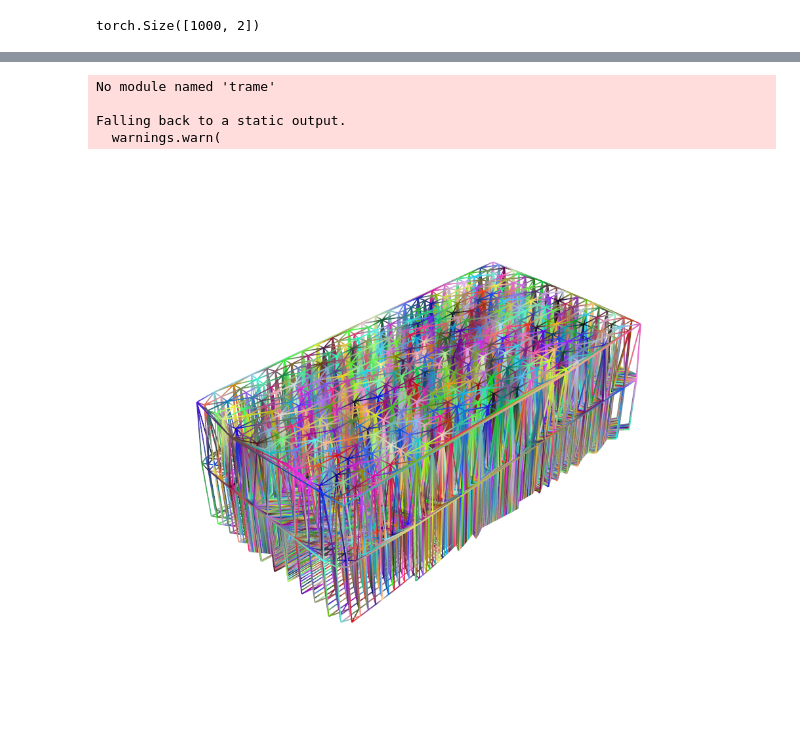
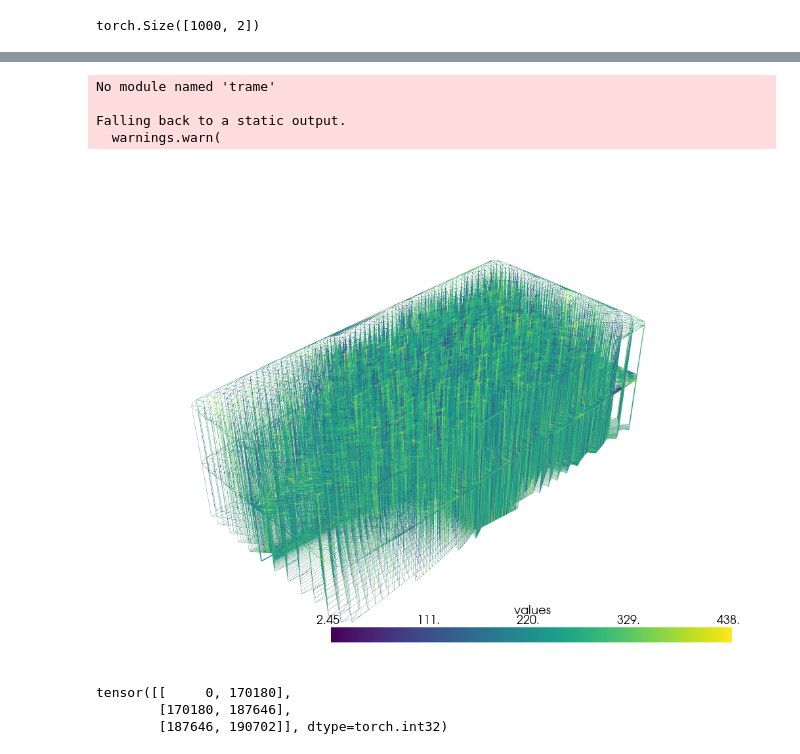
Before and after one commit to DimitriTimoz/cfdml, a Jupyter notebook: models/meshup/meshbased_upsample.ipynb, the cells around one changed output, grey strips where cells are left out. Drawn from its saved outputs; the diff is of its cells as text; code cells hidden in the pictures; blank space fills up the shorter version.

```diff
--- a/models/meshup/meshbased_upsample.ipynb
+++ b/models/meshup/meshbased_upsample.ipynb
@@ -23,7 +24,6 @@ data = transform(data)
 data.pos = pos
 
 data = torch.load('./sampleData.pth')
-
 def plot_graph(data, l=1, plotter=None, node_colors=None):
 
     c = ['r', 'g', 'b', 'm']
@@ -47,10 +47,10 @@ def plot_graph(data, l=1, plotter=None, node_colors=None):
 
 
     # Ajout des couleurs au PolyData
-    mesh.point_data['colors'] = node_colors if node_colors is not None else np.random.randint(0, 255, size=(data.pos.shape[0], 3))
+    mesh.point_data['values'] = node_colors if node_colors is not None else np.random.randint(0, 255, size=(data.pos.shape[0], 3))
 
     # Ajouter le mesh avec les couleurs des nœuds
-    p.add_mesh(mesh, scalars='colors', rgb=True, line_width=2, point_size=10)
+    p.add_mesh(mesh, scalars='values', line_width=0.5, point_size=0.3, render_points_as_spheres=True)
 
     # Si aucun plotter n'a été fourni, on montre la figure
     if plotter is None:
@@ -127,7 +149,6 @@ clusters
 import torch
 from torch_cluster import grid_cluster
 from torch_scatter import scatter
-import matplotlib.pyplot as plt
 
 def generate_coarse_graph(data, r, clusters_per_layer):
     """Generate a coarse graph from a fine graph.
@@ -154,36 +175,39 @@ def generate_coarse_graph(data, r, clusters_per_layer):
 
     out_x = scatter(data.x.t(), new_index, reduce='mean')
 
-
     # Interpolate the other features accordingly to the position
     surf = scatter(data.surf.to(torch.int), new_index, reduce='max')
     connection_edge_index = torch.stack([new_index+data.num_nodes, torch.arange(0, new_index.shape[0], device=new_index.device)], dim=0)
 
     transform = DelaunayTransform()
     data = transform(Data(pos=out_positions.t()[:, :2].to(data.pos.device), x=out_x.t().to(data.pos.device), surf=surf, device=data.pos.device))
-    new_clusters = divide_mesh(data.pos, data.edge_index.T, clusters_per_layer)
+    new_clusters, new_cluster_nodes = divide_mesh(data.pos, data.edge_index.T, clusters_per_layer)
     s = torch.Tensor([c.shape[0] for c in new_clusters])
 
     # Average edges per coarse element in a subgraph
     m = torch.round(((torch.sum(counts)//(2*counts.shape[0]))*6)*(s/torch.sum(s))).int()
-    return data, connection_edge_index, new_clusters, m
+    return data, connection_edge_index, new_clusters, m, new_cluster_nodes
 
-def generate_coarse_graphs(data, R: int, visualize=False):
+def generate_coarse_graphs(data, R: int, K: int, visualize=False):
     data = data.cpu() # Quicker to compute on CPU
     range_ = 7500
-    edge_clusters = divide_mesh(data.pos, data.edge_index.T, 6)
+    edge_clusters, new_cluster_nodes = divide_mesh(data.pos, data.edge_index.T, K)
     data.clusters = edge_clusters
+    data.node_clusters = new_cluster_nodes
     base = data.clone()
     base.R = R
-    base.clusters_per_layer = 6
+    base.clusters_per_layer = K
     base.edge_frequencies = []
+    base.layer_ranges = torch.zeros((R, 2), device=base.pos.device, dtype=torch.int)
+    base.layer_ranges[0] = torch.tensor([0, base.pos.shape[0]], device=base.pos.device)
     base.up_scale_edge_ranges = torch.zeros((R-1, 2), device=base.pos.device, dtype=torch.int)
     if visualize:
         base.pos = torch.concatenate([base.pos, torch.full((base.pos.shape[0], 1), 1, device=base.pos.device)], axis=1)
     s = [base.pos.shape[0]]
     for i in range(2, R+1):
-        subgraph, connection_index, new_clusters, edge_frequencies = generate_coarse_graph(data, range_//(7**i), base.clusters_per_layer) # TODO: choose the right scale factor
+        subgraph, connection_index, new_clusters, edge_frequencies, new_cluster_nodes = generate_coarse_graph(data, range_//(5**i), base.clusters_per_layer) # TODO: choose the right scale factor
         base.edge_frequencies.append(edge_frequencies)
+        base.node_clusters.extend([ c+base.pos.shape[0] for c in new_cluster_nodes])
         data = subgraph.clone()
         s.append(subgraph.pos.shape[0])
         # We got the subgraph with new positions of the new layer and edges
@@ -191,37 +215,48 @@ def generate_coarse_graphs(data, R: int, visualize=False):
         new_clusters = [torch.add(c, base.pos.shape[0]) for c in new_clusters]
         subgraph.clusters = new_clusters
 
         # We need to add the new dimension to the positions to visualize them
         if visualize:
             subgraph.pos = torch.concatenate([subgraph.pos, torch.full((subgraph.pos.shape[0], 1), i, device=subgraph.pos.device)], axis=1) # TODO: remove it
 
         # We need to add the new edges to the base graph so the new nodes ids have to be shifted by the number of nodes in the base graph
         subgraph.edge_index = torch.add(subgraph.edge_index, base.pos.shape[0])
 
         # We need to connect the new nodes to the base graph nodes
         connection_index = torch.add(connection_index, sum(s[:-2]))
 
         base.pos = torch.cat([base.pos, subgraph.pos], dim=0) # TODO: use barycentric interpolation
         base.surf = torch.cat([base.surf, subgraph.surf], dim=0)
         base.x = torch.cat([base.x, subgraph.x], dim=0)
         base.clusters.extend(subgraph.clusters)
         base.edge_index = torch.cat([base.edge_index, subgraph.edge_index, connection_index], dim=1)
 
         base.up_scale_edge_ranges[i-2] = torch.tensor([base.pos.shape[0]-connection_index.shape[1], base.pos.shape[0]], device=base.pos.device) # TODO: check it
+        base.layer_ranges[i-1] = torch.tensor([base.pos.shape[0]-subgraph.pos.shape[0], base.pos.shape[0]], device=base.pos.device)
+
+        if i >= R:
+            last_one_frequencies = torch.full((K,), 1, device=base.pos.device, dtype=torch.int)
+            base.edge_frequencies.append(last_one_frequencies)
+            # TODO
     return base
 
 device = torch.device("cuda" if False else "cpu")
-b = generate_coarse_graphs(data.cpu(), 3, visualize=True).to(device)
+b = generate_coarse_graphs(data.cpu(), 3, 5, visualize=True).to(device)
 #print("Final graph", b, flush=True)
 plot_graph(b)
 # %% [output]
 No module named 'trame'
 
 Falling back to a static output.
   warnings.warn(
-[figure, old version]
+[figure, new version]
 # %%
-device = torch.device('cuda:0' if torch.cuda.is_available() else 'cpu')
+device = torch.device('cpu' if torch.cuda.is_available() else 'cpu')
 b = b.to(device)
+b.layer_ranges
+# %% [output]
+tensor([[     0, 170180],
+        [170180, 187646],
+        [187646, 190702]], dtype=torch.int32)
 # %%
 #%%timeit
```
Also changed, not shown: parts of 8 cells of this notebook, 2 other files.
